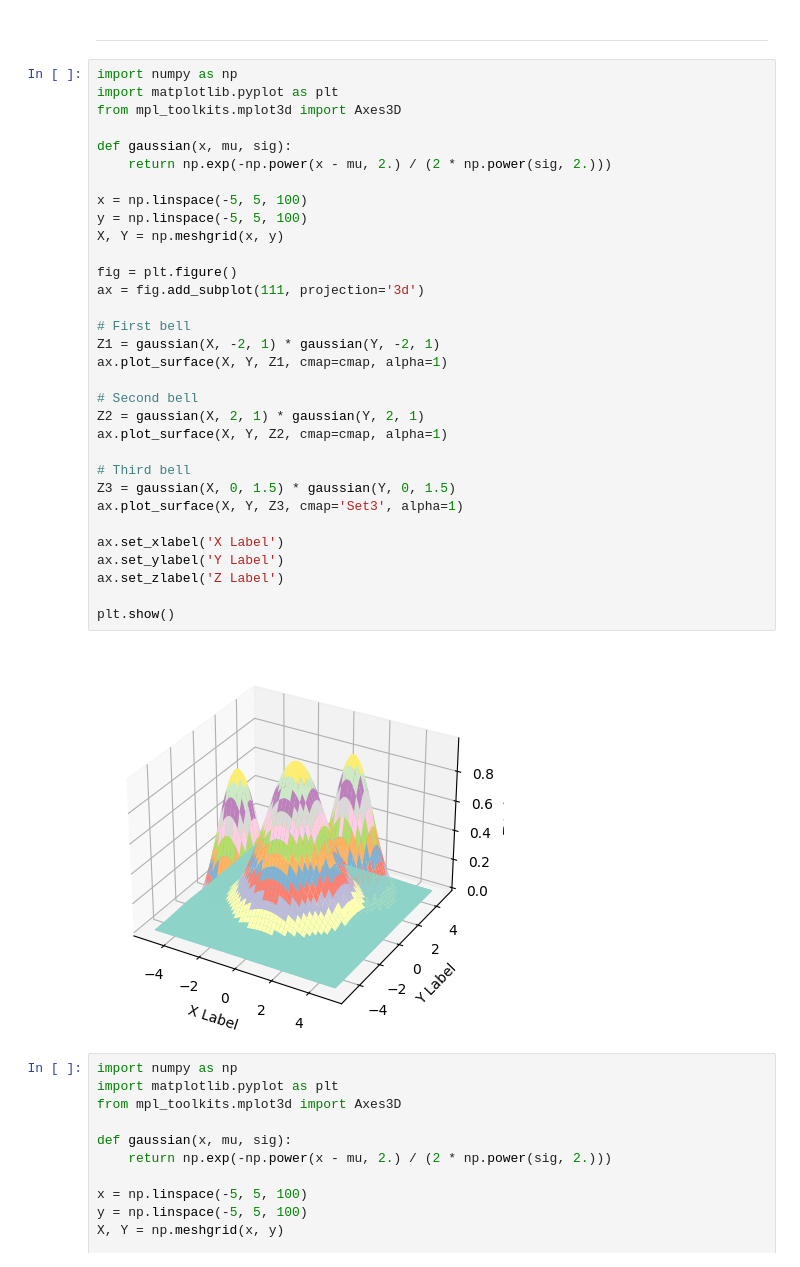
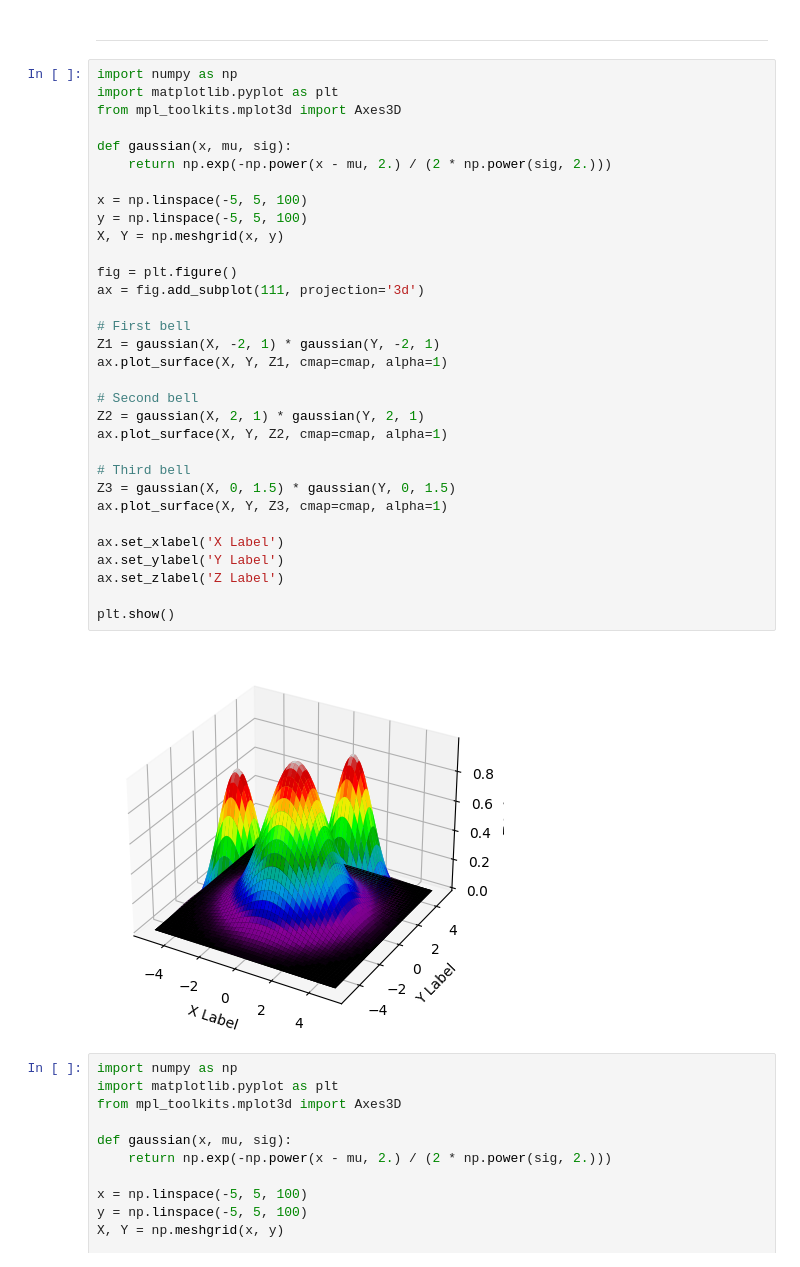
Before and after one commit to manularrea/Multispectral-Imaging-Analysis, a Jupyter notebook: gauss-math.ipynb, the cells around one changed output. Saved outputs shown, nothing was run; the diff lists cells and outputs as text.

```diff
--- a/gauss-math.ipynb
+++ b/gauss-math.ipynb
@@ -224,35 +240,35 @@ import numpy as np
 import matplotlib.pyplot as plt
 from mpl_toolkits.mplot3d import Axes3D
 
 def gaussian(x, mu, sig):
     return np.exp(-np.power(x - mu, 2.) / (2 * np.power(sig, 2.)))
 
 x = np.linspace(-5, 5, 100)
 y = np.linspace(-5, 5, 100)
 X, Y = np.meshgrid(x, y)
 
 fig = plt.figure()
 ax = fig.add_subplot(111, projection='3d')
 
 # First bell
 Z1 = gaussian(X, -2, 1) * gaussian(Y, -2, 1)
 ax.plot_surface(X, Y, Z1, cmap=cmap, alpha=1)
 
 # Second bell
 Z2 = gaussian(X, 2, 1) * gaussian(Y, 2, 1)
 ax.plot_surface(X, Y, Z2, cmap=cmap, alpha=1)
 
 # Third bell
 Z3 = gaussian(X, 0, 1.5) * gaussian(Y, 0, 1.5)
-ax.plot_surface(X, Y, Z3, cmap='Set3', alpha=1)
+ax.plot_surface(X, Y, Z3, cmap=cmap, alpha=1)
 
 ax.set_xlabel('X Label')
 ax.set_ylabel('Y Label')
 ax.set_zlabel('Z Label')
 
 plt.show()
 # %% [output]
-[figure, old version]
+[figure, new version]
 # %%
 import numpy as np
 import matplotlib.pyplot as plt
```
Also changed, not shown: parts of 6 cells of this notebook, 2 other files.
